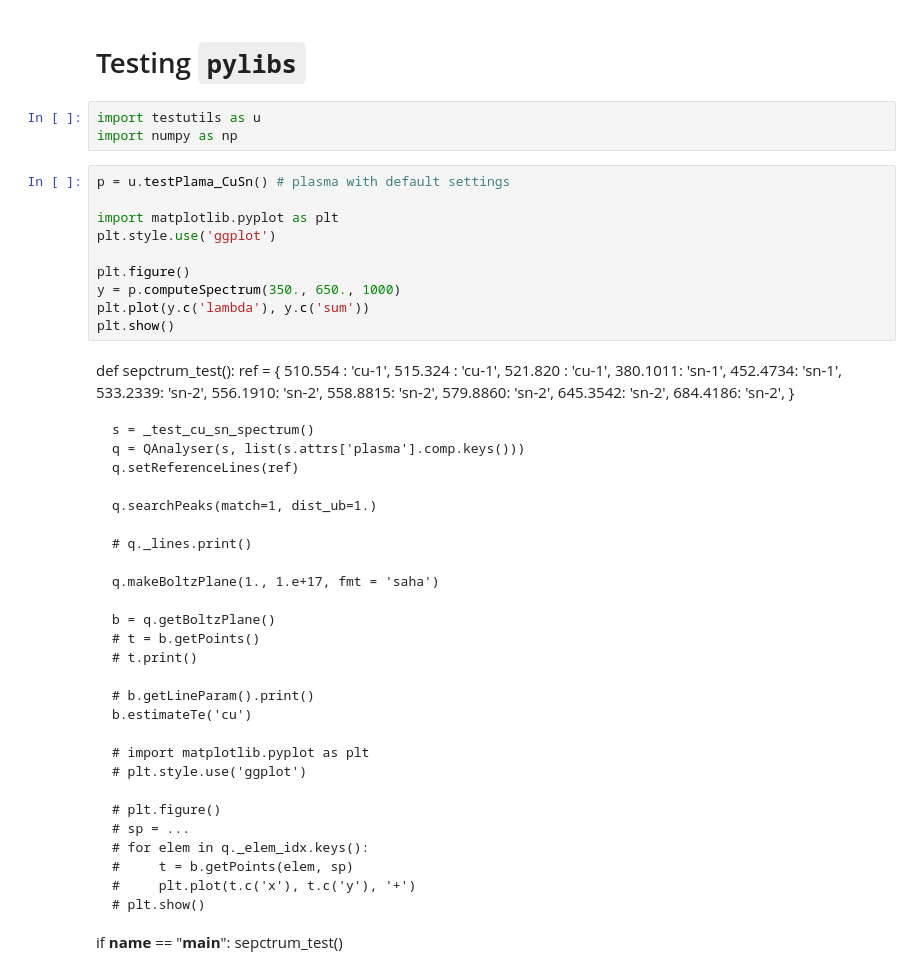
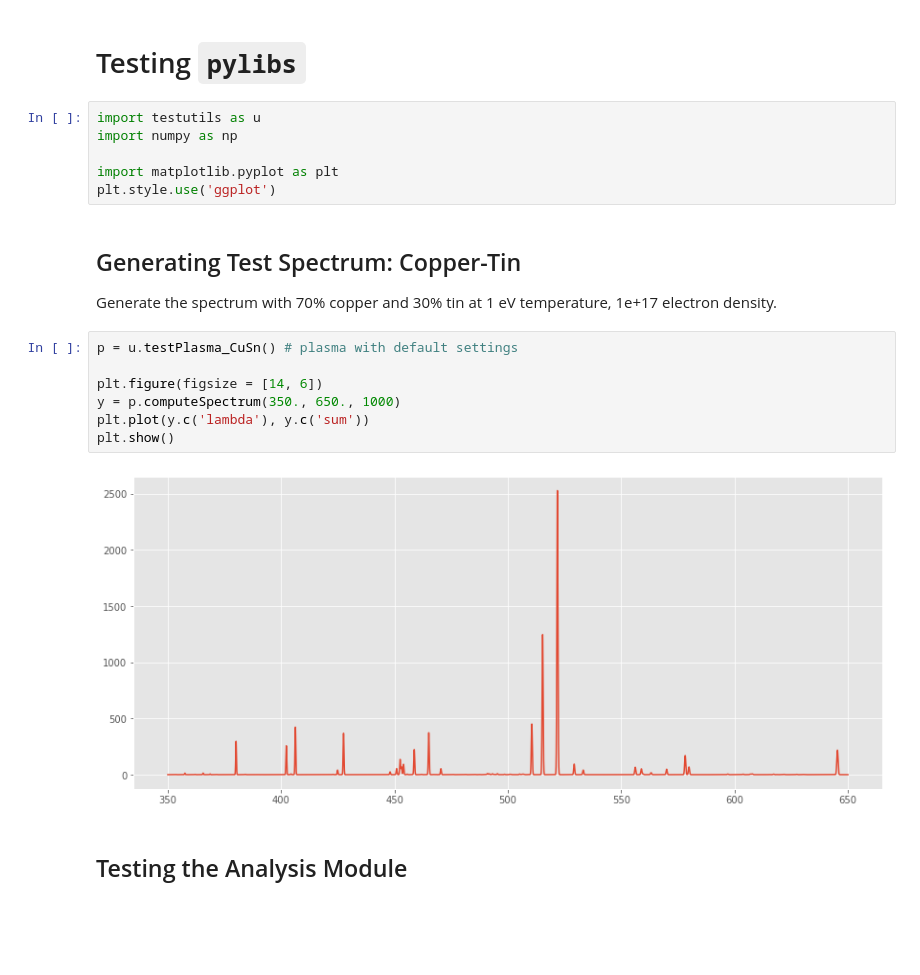
Before and after one commit to msssivadas10/pylibs, a Jupyter notebook: test_1.ipynb, the cells around one changed output. Drawn from its saved outputs; the diff is of its cells as text; blank space fills up the shorter version.

```diff
--- a/test_1.ipynb
+++ b/test_1.ipynb
@@ -3,61 +3,21 @@
 # %%
 import testutils as u
 import numpy as np
+
+import matplotlib.pyplot as plt
+plt.style.use('ggplot')
+# %% [markdown]
+## Generating Test Spectrum: Copper-Tin
+
+Generate the spectrum with 70% copper and 30% tin at 1 eV temperature, 1e+17 electron density.
 # %%
-p = u.testPlama_CuSn() # plasma with default settings
+p = u.testPlasma_CuSn() # plasma with default settings
 
-import matplotlib.pyplot as plt
-plt.style.use('ggplot')
-
-plt.figure()
+plt.figure(figsize = [14, 6])
 y = p.computeSpectrum(350., 650., 1000)
 plt.plot(y.c('lambda'), y.c('sum'))
 plt.show()
+# %% [output]
+[figure, added]
-# %% [markdown]
-
-
-def sepctrum_test():
-    ref = {
-        510.554 : 'cu-1',
-        515.324 : 'cu-1',
-        521.820 : 'cu-1',
-        380.1011: 'sn-1',
-        452.4734: 'sn-1',
-        533.2339: 'sn-2',
-        556.1910: 'sn-2',
-        558.8815: 'sn-2',
-        579.8860: 'sn-2',
-        645.3542: 'sn-2',
-        684.4186: 'sn-2',
-    }
-
-    s = _test_cu_sn_spectrum()
-    q = QAnalyser(s, list(s.attrs['plasma'].comp.keys()))
-    q.setReferenceLines(ref)
-
-    q.searchPeaks(match=1, dist_ub=1.)
-
-    # q._lines.print()
-
-    q.makeBoltzPlane(1., 1.e+17, fmt = 'saha')
-
-    b = q.getBoltzPlane()
-    # t = b.getPoints()
-    # t.print()
-
-    # b.getLineParam().print()
-    b.estimateTe('cu')
-
-    # import matplotlib.pyplot as plt
-    # plt.style.use('ggplot')
-
-    # plt.figure()
-    # sp = ...
-    # for elem in q._elem_idx.keys():
-    #     t = b.getPoints(elem, sp)
-    #     plt.plot(t.c('x'), t.c('y'), '+')
-    # plt.show()
-
-
-if __name__ == "__main__":
-    sepctrum_test()
+# %% [markdown]
+## Testing the Analysis Module
```
Also changed, not shown: parts of 7 cells of this notebook.
